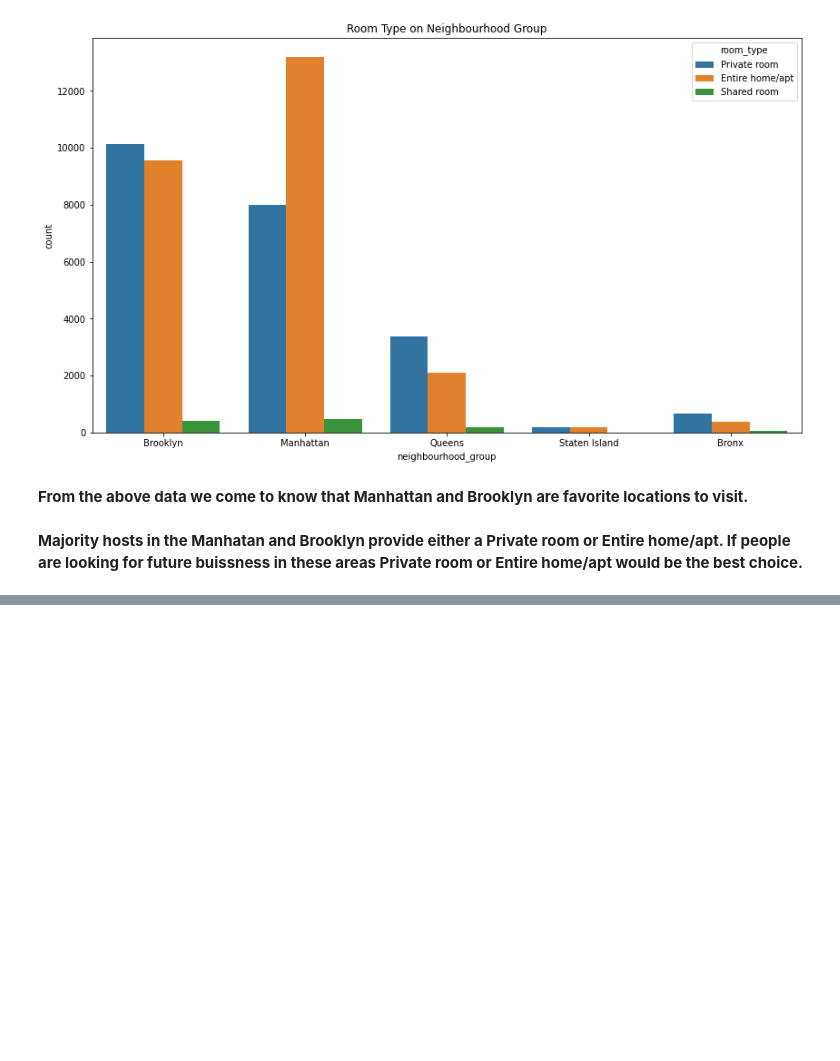
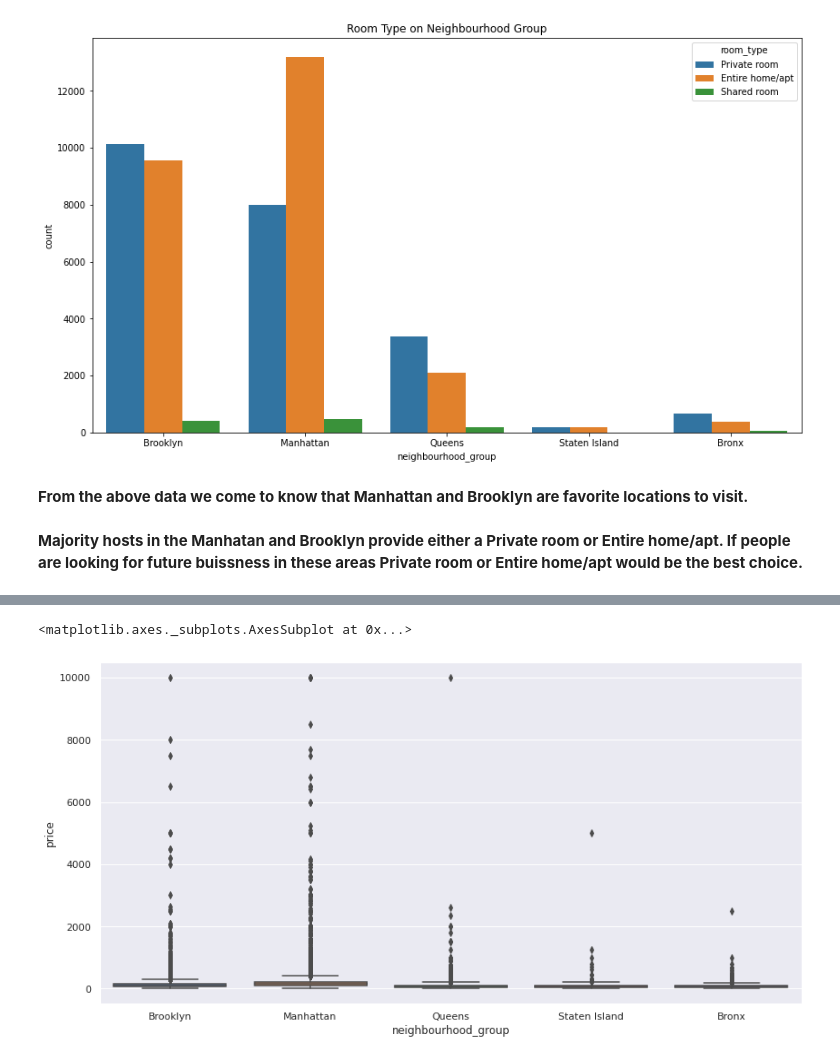
Before and after one commit to ShuklaRajni/Airbnb-Booking-Analysis, a Jupyter notebook: Airbnb_Booking_Analysis.ipynb, the cells around one changed output, grey strips where cells are left out. Drawn from its saved outputs; the diff is of its cells as text; code cells hidden in the pictures; blank space fills up the shorter version.

```diff
--- a/Airbnb_Booking_Analysis.ipynb
+++ b/Airbnb_Booking_Analysis.ipynb
@@ -263,0 +276,7 @@ plt.xticks(rotation=360, ha='center')
+# %%
+# Average Price Distribution of neighbourhood group
+sns.set(rc={"figure.figsize":(14, 7)})
+sns.boxplot(data=df, x=df['neighbourhood_group'], y=df['price'])
+# %% [output]
+<matplotlib.axes._subplots.AxesSubplot at 0x...>
+[figure, added]
```
Also changed, not shown: parts of 11 cells of this notebook.
